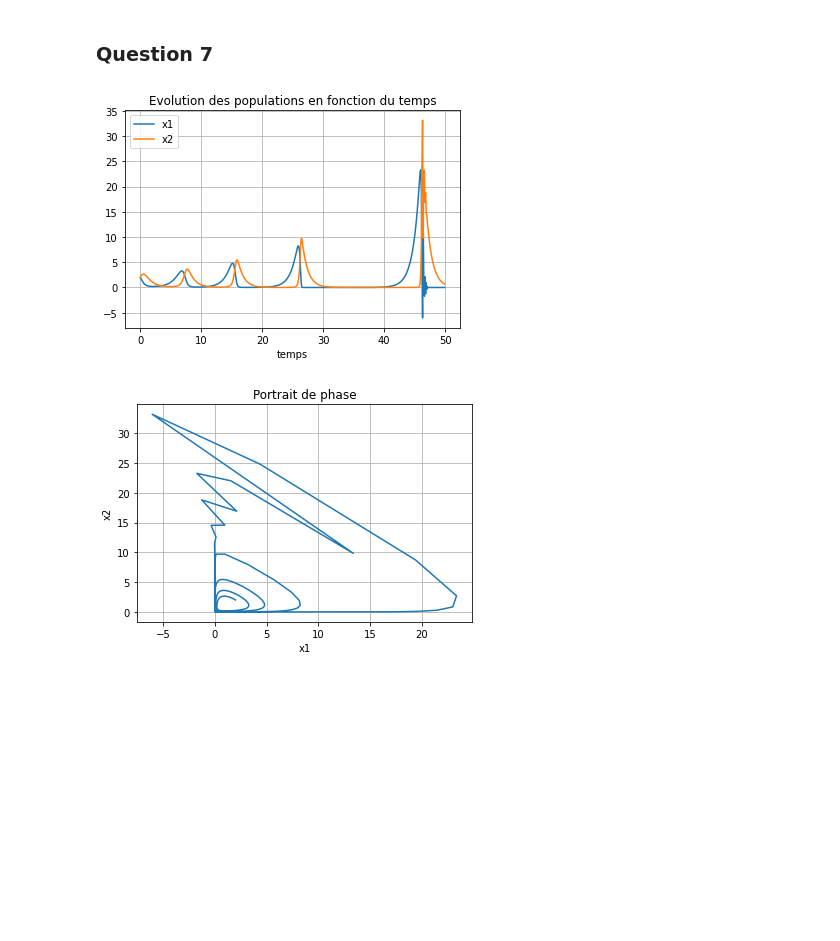
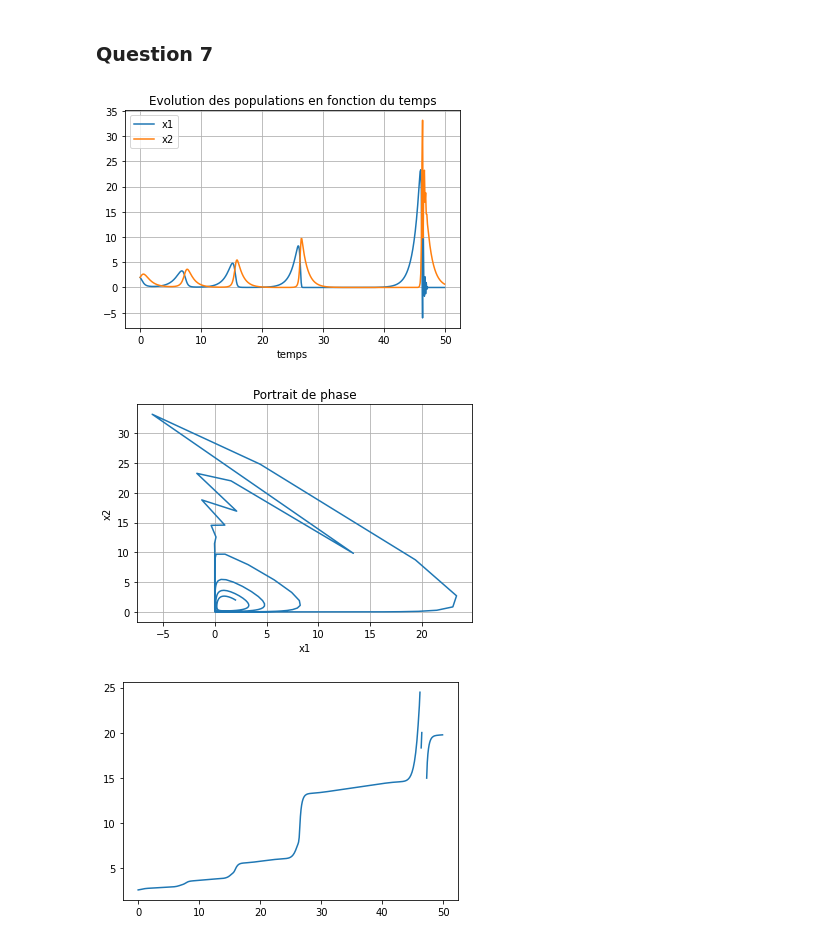
Before and after one commit to mroyerdevericourt/projetMI2, a Jupyter notebook: Rendu.ipynb, the cells around one changed output. Cells and saved outputs as stored; diff of their text form; code cells hidden in the pictures; blank space fills up the shorter version.

```diff
--- a/Rendu.ipynb
+++ b/Rendu.ipynb
@@ -76,9 +76,9 @@ Soit $x : I \rightarrow \mathbb{R}^2$ une solution de l'équation différentiell
 # %%
 def H(x1, x2):
     a = delta * x1
-    b = gamma * ln(x1)
+    b = gamma * np.log(x1)
     c = beta * x2
-    d = alpha * ln(x2)
+    d = alpha * np.log(x2)
     return a - b + c - d
 # %% [markdown]
 ### Question 6
@@ -123,23 +123,27 @@ plt.show()
 # %%
 x10, x20 = 2, 2
 dt = 0.1
 t, x = solve_euler_explicit(f, [x10, x20], dt, 0, 50)
 X1, X2 = x[:, 0], x[:, 1]
 
 plt.plot(t, X1, label = 'x1')
 plt.plot(t, X2, label = 'x2')
 plt.title('Evolution des populations en fonction du temps')
 plt.xlabel('temps')
 plt.legend()
 plt.grid()
 plt.show()
 
 plt.plot(X1, X2)
 plt.title('Portrait de phase')
 plt.xlabel('x1')
 plt.ylabel('x2')
 plt.grid()
 plt.show()
+
+plt.plot(t, H(X1, X2))
+plt.show()
 # %% [output]
 [figure]
 [figure]
+[figure, added]
```
